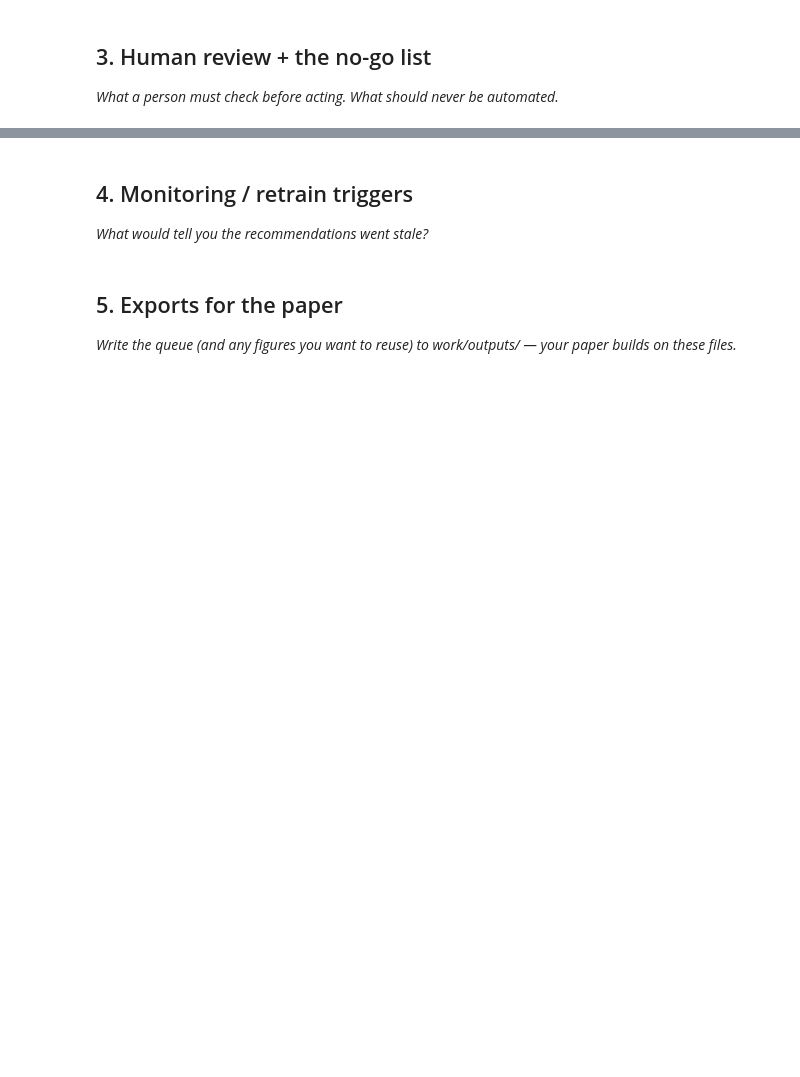
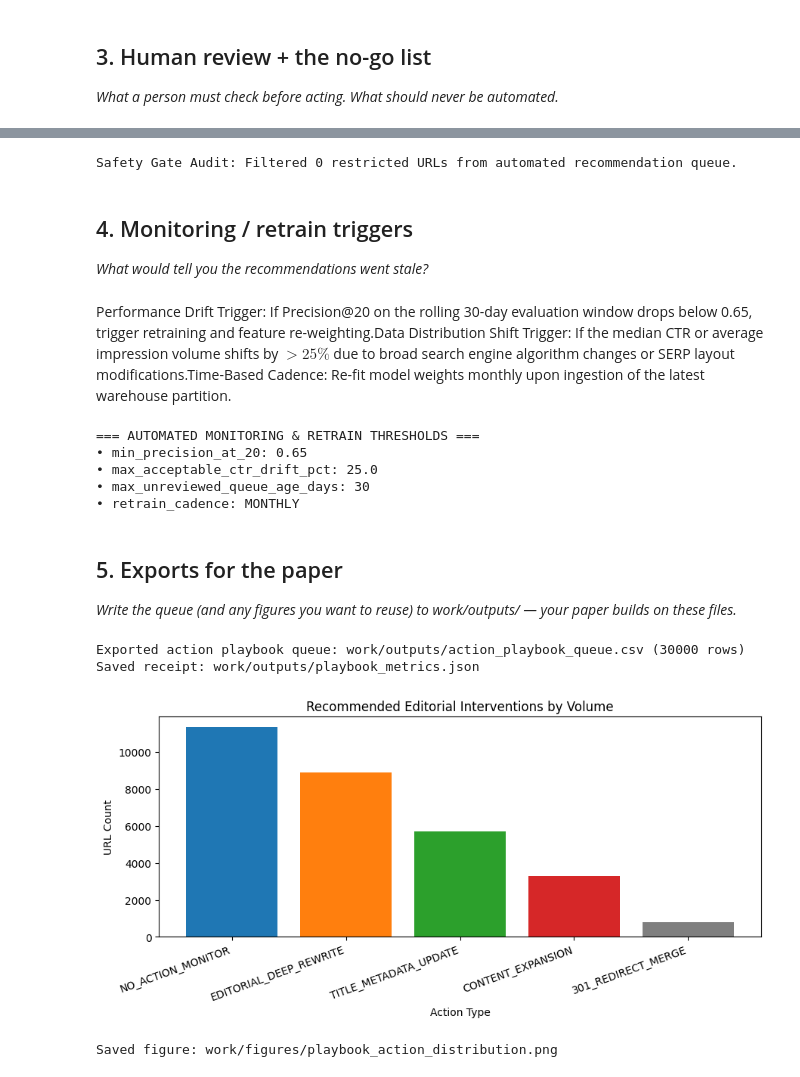
Before and after one commit to ARHAM008/flyrank-ml-internship, a Jupyter notebook: work/notebooks/w07_action_playbook.ipynb, the cells around one changed output, grey strips where cells are left out. Saved outputs shown, nothing was run; the diff lists cells and outputs as text; code cells hidden in the pictures; blank space fills up the shorter version.

```diff
--- a/work/notebooks/w07_action_playbook.ipynb
+++ b/work/notebooks/w07_action_playbook.ipynb
@@ -30,3 +142,16 @@ This skeleton is yours to fill. Work the sections **in order** — each one has
+# %%
+# Flag no-go safety guardrails in the queue
+def flag_no_go(row):
+    url_str = str(row.get("url", "")).lower()
+    if any(term in url_str for term in ["privacy", "terms", "legal", "contact", "about", "login"]):
+        return True
+    return False
+
+df["is_no_go_restricted"] = df.apply(flag_no_go, axis=1)
+safe_queue = df[df["is_no_go_restricted"] == False].copy()
+print(f"Safety Gate Audit: Filtered {df['is_no_go_restricted'].sum()} restricted URLs from automated recommendation queue.")
+# %% [output]
+Safety Gate Audit: Filtered 0 restricted URLs from automated recommendation queue.
 # %% [markdown]
 ## 4. Monitoring / retrain triggers
 
@@ -37,3 +159,23 @@ This skeleton is yours to fill. Work the sections **in order** — each one has
+# %% [markdown]
+Performance Drift Trigger: If Precision@20 on the rolling 30-day evaluation window drops below 0.65, trigger retraining and feature re-weighting.Data Distribution Shift Trigger: If the median CTR or average impression volume shifts by $>25\%$ due to broad search engine algorithm changes or SERP layout modifications.Time-Based Cadence: Re-fit model weights monthly upon ingestion of the latest warehouse partition.
+# %%
+# Programmatic monitoring threshold assertion rules
+MONITORING_CONFIG = {
+    "min_precision_at_20": 0.65,
+    "max_acceptable_ctr_drift_pct": 25.0,
+    "max_unreviewed_queue_age_days": 30,
+    "retrain_cadence": "MONTHLY"
+}
+
+print("=== AUTOMATED MONITORING & RETRAIN THRESHOLDS ===")
+for k, v in MONITORING_CONFIG.items():
+    print(f"• {k}: {v}")
+# %% [output]
+=== AUTOMATED MONITORING & RETRAIN THRESHOLDS ===
+• min_precision_at_20: 0.65
+• max_acceptable_ctr_drift_pct: 25.0
+• max_unreviewed_queue_age_days: 30
+• retrain_cadence: MONTHLY
 # %% [markdown]
 ## 5. Exports for the paper
 
@@ -44,3 +183,48 @@ This skeleton is yours to fill. Work the sections **in order** — each one has
+# %%
+import matplotlib.pyplot as plt
+
+# Ensure output directories exist
+os.makedirs("work/outputs", exist_ok=True)
+os.makedirs("work/figures", exist_ok=True)
+
+# 1. Export Clean Ranked Action Playbook Queue
+export_cols = [c for c in ['client_id', 'url', 'recommended_action', 'reason_code', 'intervention_priority', 'opportunity_score', 'impressions', 'avg_position', 'ctr', 'content_age_days'] if c in safe_queue.columns]
+final_queue = safe_queue.sort_values(by="opportunity_score", ascending=False)[export_cols].reset_index(drop=True)
+
+final_queue.to_csv("work/outputs/action_playbook_queue.csv", index=False)
+print(f"Exported action playbook queue: work/outputs/action_playbook_queue.csv ({len(final_queue)} rows)")
+
+# 2. Export Metrics JSON Receipt
+playbook_metrics = {
+    "total_recommendations": len(final_queue),
+    "high_priority_count": int((final_queue["intervention_priority"] == "High").sum()),
+    "action_breakdown": final_queue["recommended_action"].value_counts().to_dict(),
+    "reason_code_breakdown": final_queue["reason_code"].value_counts().to_dict(),
+    "median_opportunity_score": float(final_queue["opportunity_score"].median())
+}
+
+with open("work/outputs/playbook_metrics.json", "w") as f:
+    json.dump(playbook_metrics, f, indent=2)
+print("Saved receipt: work/outputs/playbook_metrics.json")
+
+# 3. Export Reusable Figures for Paper
+plt.figure(figsize=(9, 4.5))
+action_counts = final_queue["recommended_action"].value_counts()
+plt.bar(action_counts.index, action_counts.values, color=['#1f77b4', '#ff7f0e', '#2ca02c', '#d62728', '#7f7f7f'])
+plt.title("Recommended Editorial Interventions by Volume")
+plt.xlabel("Action Type")
+plt.ylabel("URL Count")
+plt.xticks(rotation=20, ha='right')
+plt.tight_layout()
+plt.savefig("work/figures/playbook_action_distribution.png", dpi=200)
+plt.savefig("work/outputs/playbook_action_distribution.png", dpi=200)
+plt.show()
+print("Saved figure: work/figures/playbook_action_distribution.png")
+# %% [output]
+Exported action playbook queue: work/outputs/action_playbook_queue.csv (30000 rows)
+Saved receipt: work/outputs/playbook_metrics.json
+[figure, added]
+Saved figure: work/figures/playbook_action_distribution.png
 # %% [markdown]
 ## Self-check
 
```
Also changed, not shown: parts of 12 cells of this notebook.
